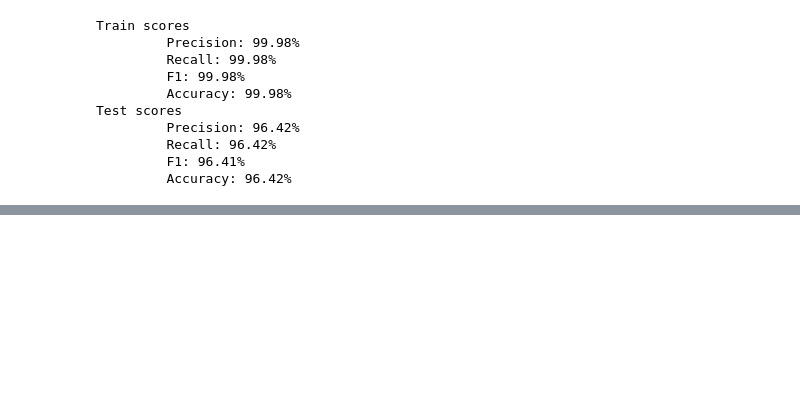
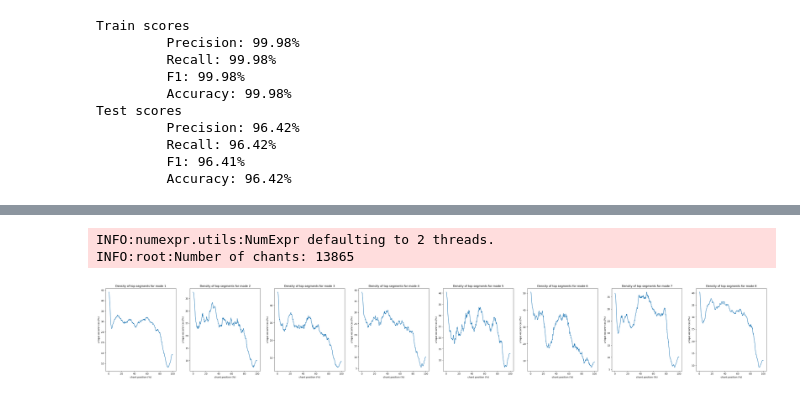
Before and after one commit to lanzv/Master-Thesis, a Jupyter notebook: models/experiments/antiphones/overlappig_n_grams.ipynb, the cells around one changed output, grey strips where cells are left out. Drawn from its saved outputs; the diff is of its cells as text; code cells hidden in the pictures; blank space fills up the shorter version.

Commit message:
ngrams show top segments densities on baselines

```diff
--- a/models/experiments/antiphones/overlappig_n_grams.ipynb
+++ b/models/experiments/antiphones/overlappig_n_grams.ipynb
@@ -217,0 +227,19 @@ Test scores
+# %%
+from src.utils.loader import prepare_dataset, load_word_segmentations
+from src.eval.pipelines import evaluation_pipeline
+from src.eval.feature_extractions import show_topsegments_densities
+
+
+_, y = prepare_dataset()
+y = y.tolist()
+word_segmentations = load_word_segmentations()
+show_topsegments_densities(
+    segmented_chants = word_segmentations,
+    modes= y,
+    topsegments=['g', 'h', 'f', 'k', 'd', 'hg', 'e', 'gh', 'l', 'gf', 'gg', 'fg', 'j', 'hh', 'kk', 'fe', 'c', 'ff', 'hk', 'kj', 'dd', 'ed', 'ghg', 'hgf', 'fgh', 'kh', 'ef', 'df', 'fed', 'kl', 'lk', 'gfg', 'jh', 'jk', 'hgh', 'cd', 'dc', 'hhg', 'hgg', 'll', 'm', 'gfe', 'ggg', 'de', 'ghh', 'ggh', 'hgfg', 'fgf', 'ghgf', 'efg', 'kjh', 'kkk', 'fd', 'hhh', 'fgg', 'khg', 'gfgh', 'kkj', 'lm', 'fghg', 'ghk', 'ml', 'jhg', 'fh', 'dcd', 'kjk', 'klk', 'ee', 'ggf', 'hkk', 'hf', 'gk', 'fff', 'gfed', 'i', 'gff', 'jkh', 'def', 'edd', 'ge', 'fghh', 'lml', 'ffe', 'jkl', 'hgfgh', 'lkj', 'cdf', 'fef', 'hhgf', 'fedd', 'ddd', 'hghg', 'dff', 'edc', 'mlk', 'cdd', 'ghhg', 'hkj', 'ffg', 'fgfe'],
+    mode_list = ["1", "2", "3", "4", "5", "6", "7", "8"]
+)
+# %% [output]
+INFO:numexpr.utils:NumExpr defaulting to 2 threads.
+INFO:root:Number of chants: 13865
+[figure, added]
```
Also changed, not shown: parts of 4 cells of this notebook.
